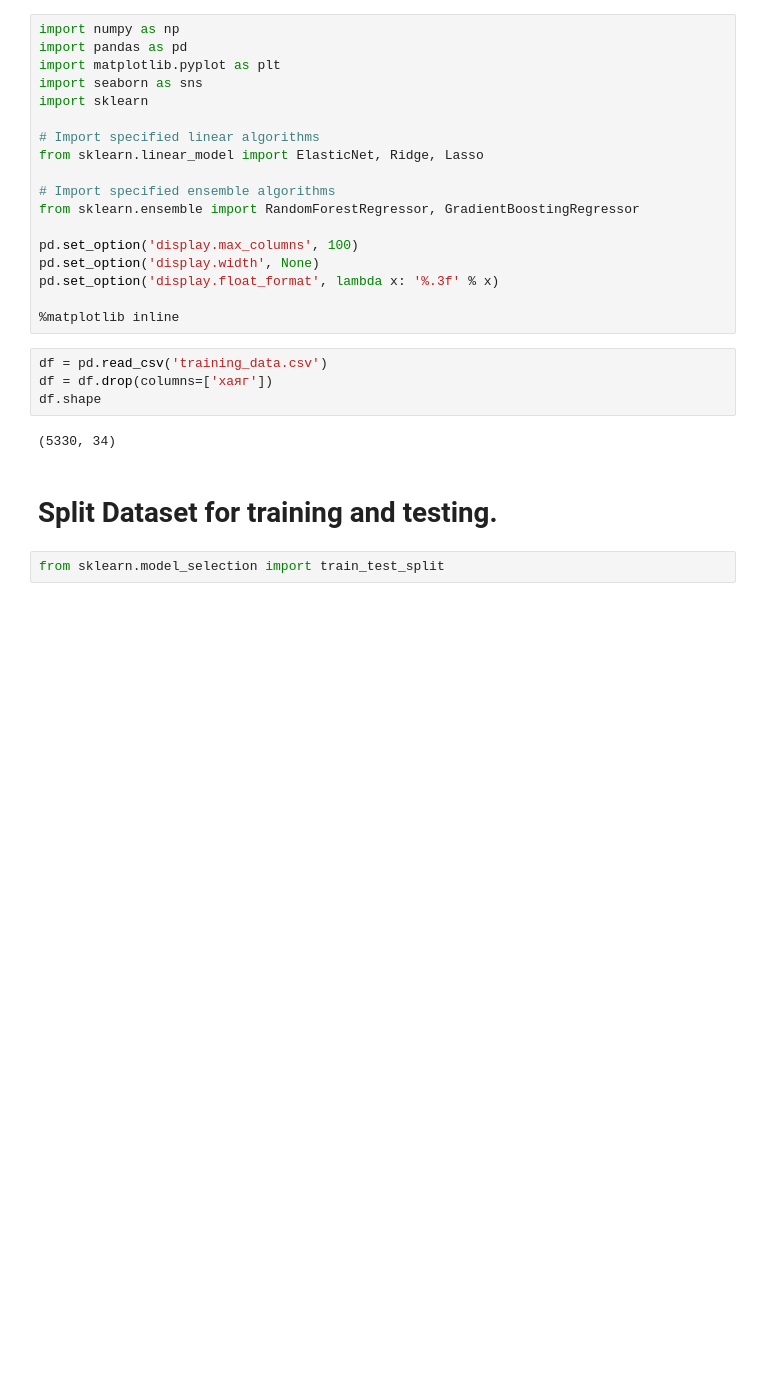
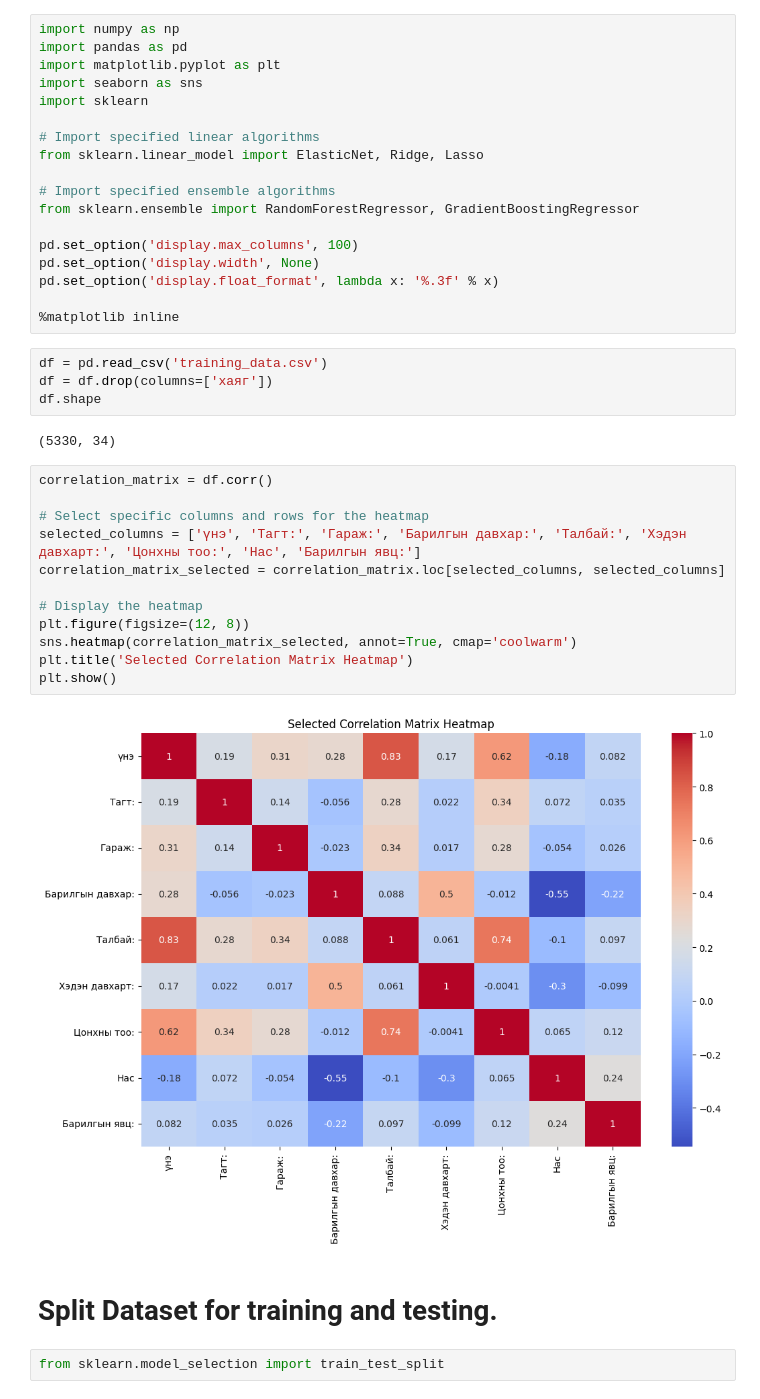
Before and after one commit to barsboldintern/TestProject, a Jupyter notebook: scraping/TrainingModule.ipynb, the cells around one changed output. Cells and saved outputs as stored; diff of their text form; blank space fills up the shorter version.

```diff
--- a/scraping/TrainingModule.ipynb
+++ b/scraping/TrainingModule.ipynb
@@ -28,6 +28,20 @@ df = df.drop(columns=['хаяг'])
 df.shape
 # %% [output]
 (5330, 34)
+# %%
+correlation_matrix = df.corr()
+
+# Select specific columns and rows for the heatmap
+selected_columns = ['үнэ', 'Тагт:', 'Гараж:', 'Барилгын давхар:', 'Талбай:', 'Хэдэн давхарт:', 'Цонхны тоо:', 'Нас', 'Барилгын явц:']
+correlation_matrix_selected = correlation_matrix.loc[selected_columns, selected_columns]
+
+# Display the heatmap
+plt.figure(figsize=(12, 8))
+sns.heatmap(correlation_matrix_selected, annot=True, cmap='coolwarm')
+plt.title('Selected Correlation Matrix Heatmap')
+plt.show()
+# %% [output]
+[figure, added]
 # %% [markdown]
 # Split Dataset for training and testing.
 # %%
```
Also changed, not shown: parts of 10 cells of this notebook.
